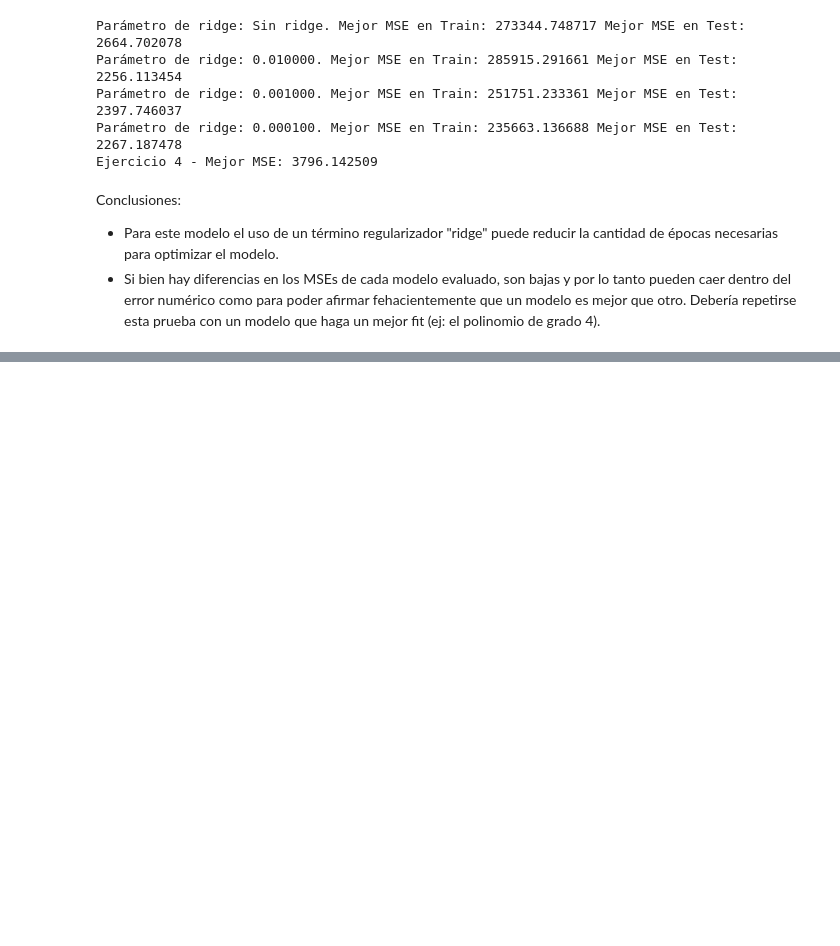
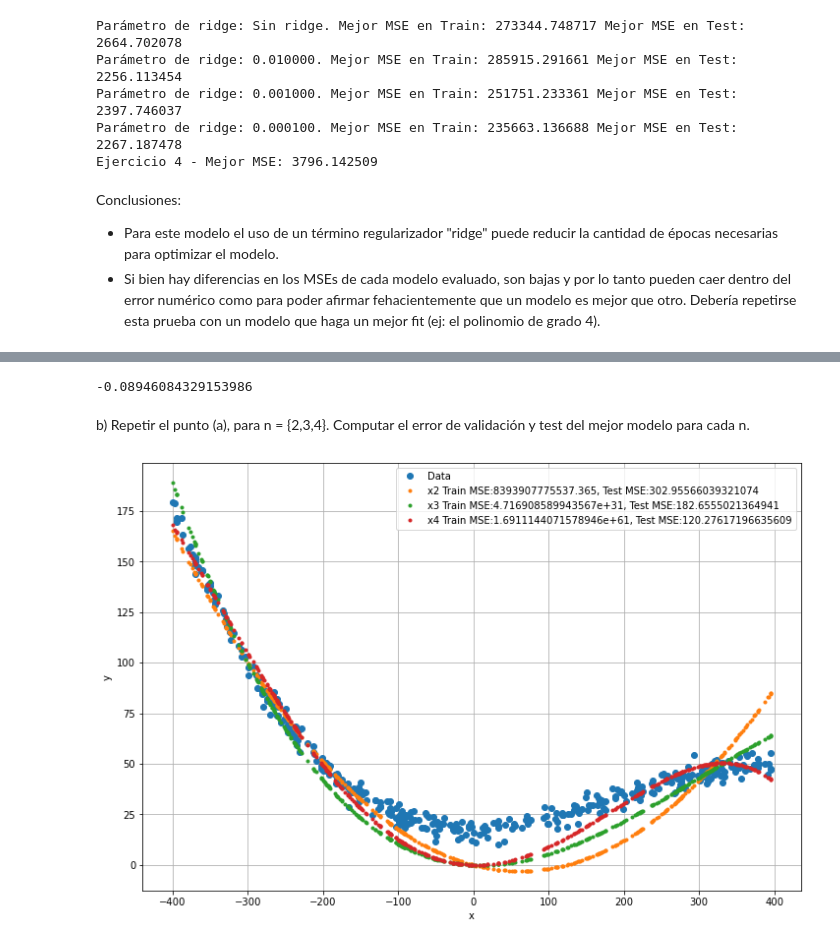
Before and after one commit to nhorro/ceai2020, a Jupyter notebook: intro_ai/clase_8_evaluacion/evaluacion.ipynb, the cells around one changed output, grey strips where cells are left out. Cells and saved outputs as stored; diff of their text form; code cells hidden in the pictures; blank space fills up the shorter version.

```diff
--- a/intro_ai/clase_8_evaluacion/evaluacion.ipynb
+++ b/intro_ai/clase_8_evaluacion/evaluacion.ipynb
@@ -594,0 +738,3 @@ Conclusiones:
+# %%
+mse_list, model_list = k_folds(X_train,y_train)
+mse_list
@@ -594,0 +748,8 @@ Conclusiones:
+# %%
+def get_best_model(mse_list, model_list):
+    best_model_idx = np.argmin(mse_list)
+    best_mse = np.min(mse_list)
+    return best_model_idx, best_mse
+# %%
+best_model_idx, best_mse = get_best_model(mse_list, model_list)
+best_model_idx, best_mse
@@ -594,0 +758,69 @@ Conclusiones:
+# %%
+w = model_list[best_model_idx]
+w
+# %% [output]
+-0.08946084329153986
+# %% [markdown]
+b) Repetir el punto (a), para n = {2,3,4}. Computar el error de validación y test del mejor modelo para cada n.
+# %%
+model_results = []
+x = X_train
+y = y_train
+
+coeffs = [2,3,4]
+x_coeffs = []
+y_hat_coeffs = []
+for coeff in coeffs:
+
+    x_acc = []
+    for c in range(coeff):
+        x_acc.append(x**(coeff-c))
+    xx = np.vstack(x_acc).T
+
+    mse_list, model_list = k_folds(xx, y.reshape(-1, 1))
+    best_model_idx, best_mse = get_best_model(mse_list, model_list)
+    w = model_list[best_model_idx]
+
+    # Train MSE
+    train_mse = best_mse
+
+    # Test MSE
+    error = MSE()
+    y_hat_test = 0
+    for c in range(coeff):
+        y_hat_test += w[c]*X_test**(coeff-c)
+    test_mse = error(y_test, y_hat_test)
+
+    # Sólo para el plot
+    y_hat = 0
+    for c in range(coeff):
+        y_hat += w[c]*X_train**(coeff-c)
+
+    #y_hat_coeffs.append(y_hat)
+    new_model = {
+        "model": w,
+        "coeff": coeff,
+        "x": x,
+        "y": y_hat,
+        "legend": f"x{coeff} Train MSE:{train_mse}, Test MSE:{test_mse}",
+        "train_mse": train_mse,
+        "test_mse": test_mse
+    }
+    model_results.append(new_model)
+
+def plot_model_results(x,y,model_results):
+    plt.figure(figsize=(12,8))
+    plt.plot(x,y,'o')
+    legend= ["Data"]
+    for m in model_results:
+        plt.plot(m["x"],m["y"],'.')
+        legend.append(m["legend"])
+    plt.grid(which="Both")
+    plt.xlabel("x")
+    plt.ylabel("y")
+    plt.legend(legend)
+    plt.show()
+
+plot_model_results(x,y,model_results)
+# %% [output]
+[figure, added]
```
Also changed, not shown: parts of 33 cells of this notebook.
